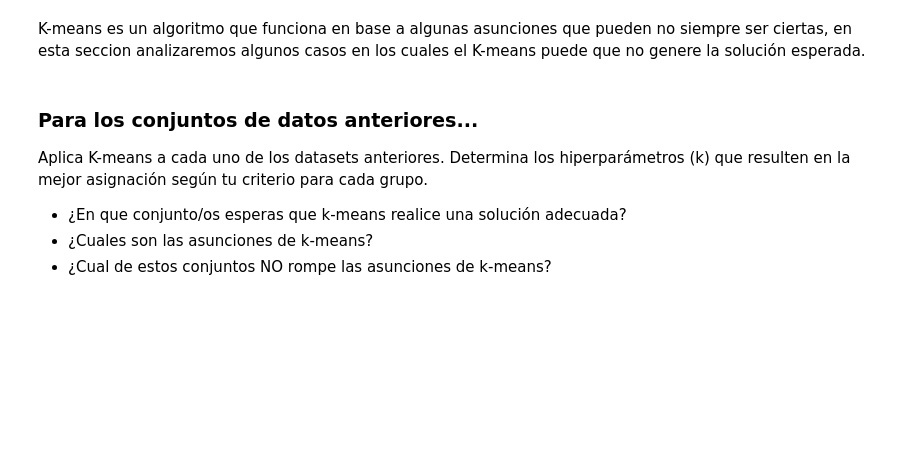
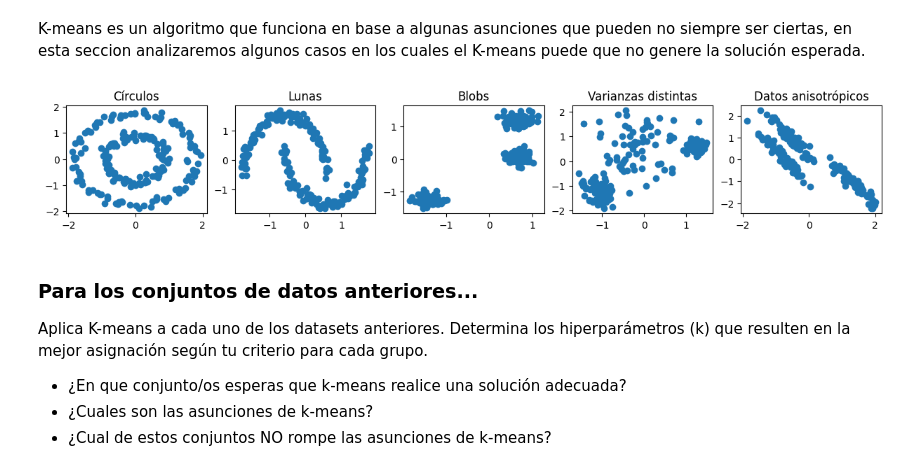
Before and after one commit to marflowersmar/ML25_MD_2025, a Jupyter notebook: src/ml25/E05_unsupervised/clustering.ipynb, the cells around one changed output. Drawn from its saved outputs; the diff is of its cells as text; code cells hidden in the pictures; blank space fills up the shorter version.

```diff
--- a/src/ml25/E05_unsupervised/clustering.ipynb
+++ b/src/ml25/E05_unsupervised/clustering.ipynb
@@ -123,20 +124,22 @@ datasets = {"Círculos": noisy_circles,
 # %%
 # ============
 # Graficamos los datos
 # ============
 n_rows = 1
 n_cols = len(datasets)
 fig, axs = plt.subplots(n_rows, n_cols, figsize=(3*n_cols, 2))
 axs = axs.flatten()
 for (name, data), ax in zip(datasets.items(), axs):
     X, _ = data
     # Normalizamos los datos para que todos estén en la misma escala
     X = StandardScaler().fit_transform(X)
     # TODO: Grafica los datos usando scatter
     # ====== Start of solution =====
-
+    ax.scatter(X[:,0], X[:,1])
     # ====== End of solution =====
     ax.set_title(name)
+# %% [output]
+[figure, added]
 # %% [markdown]
 ### Para los conjuntos de datos anteriores...
 Aplica K-means a cada uno de los datasets anteriores. Determina los hiperparámetros (k) que resulten en la mejor asignación según tu criterio para cada grupo.
```
Also changed, not shown: parts of 3 cells of this notebook.
